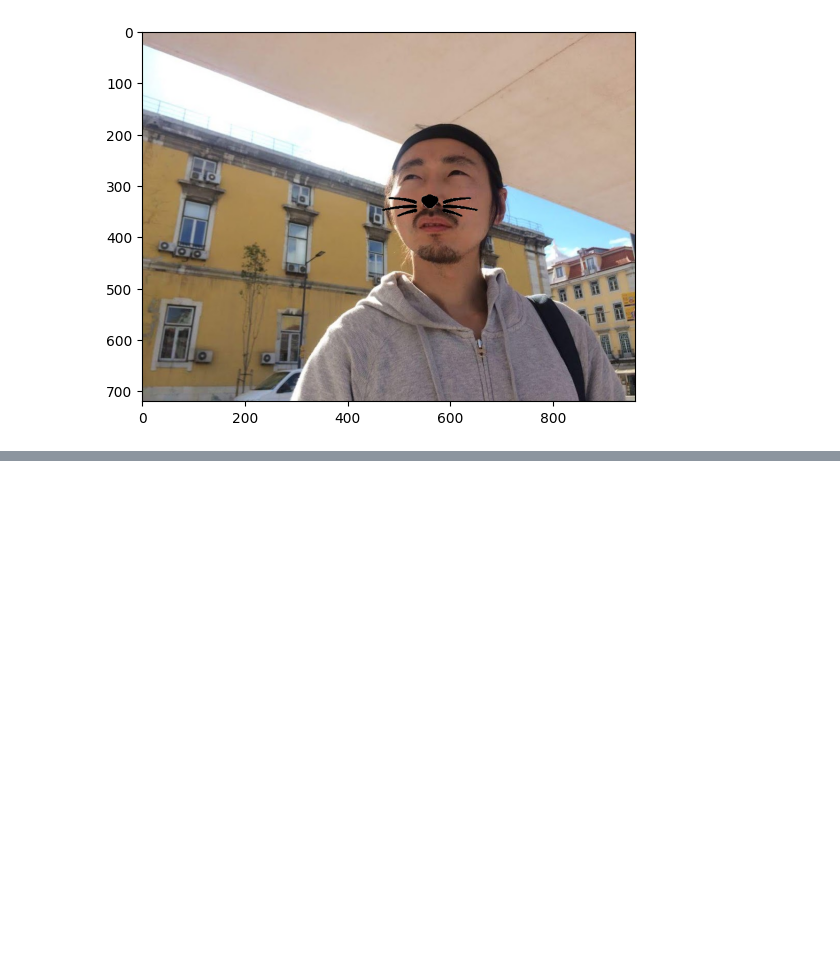
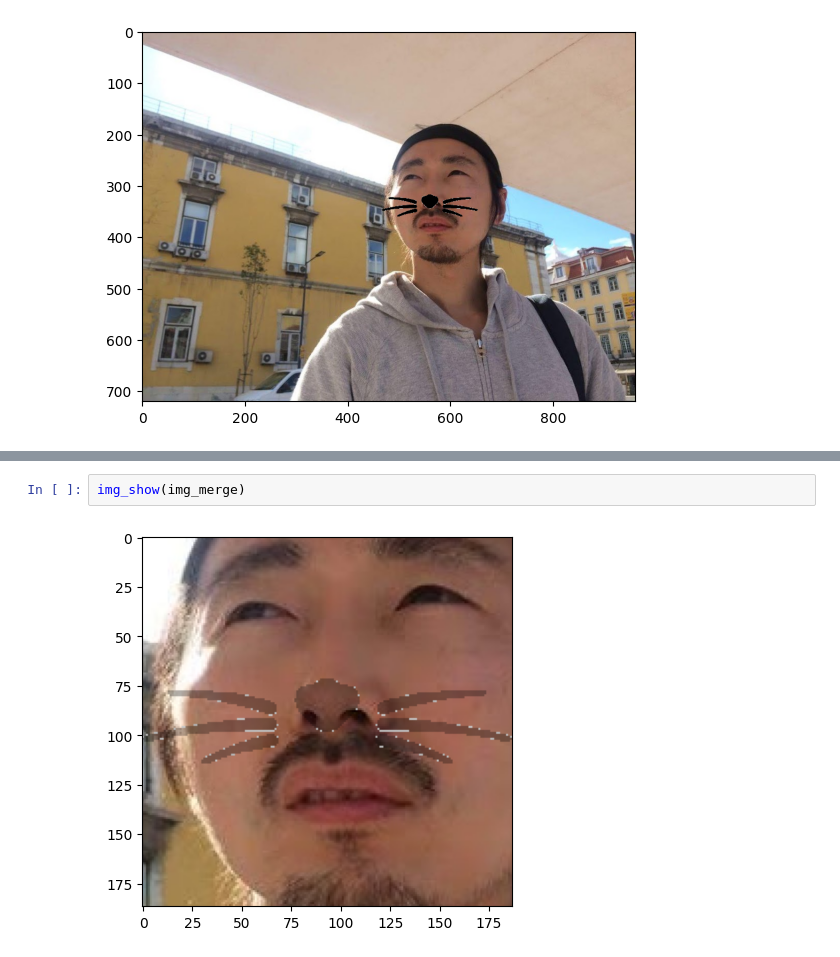
Before and after one commit to knachinen/aiffel_quest, a Jupyter notebook: m3_exploration_06/expl_06_prj_main.ipynb, the cells around one changed output, grey strips where cells are left out. Saved outputs shown, nothing was run; the diff lists cells and outputs as text; blank space fills up the shorter version.

```diff
--- a/m3_exploration_06/expl_06_prj_main.ipynb
+++ b/m3_exploration_06/expl_06_prj_main.ipynb
@@ -174,0 +200,4 @@ plt.show()
+# %%
+img_show(img_merge)
+# %% [output]
+[figure, added]
```
Also changed, not shown: parts of 22 cells of this notebook.
